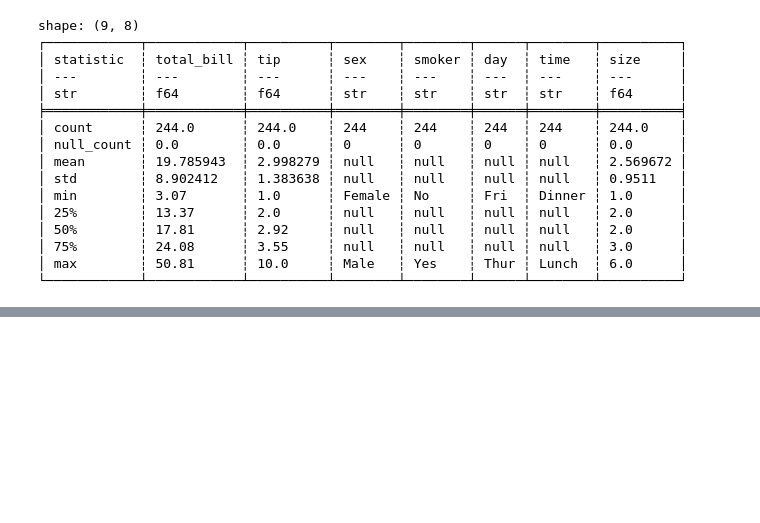
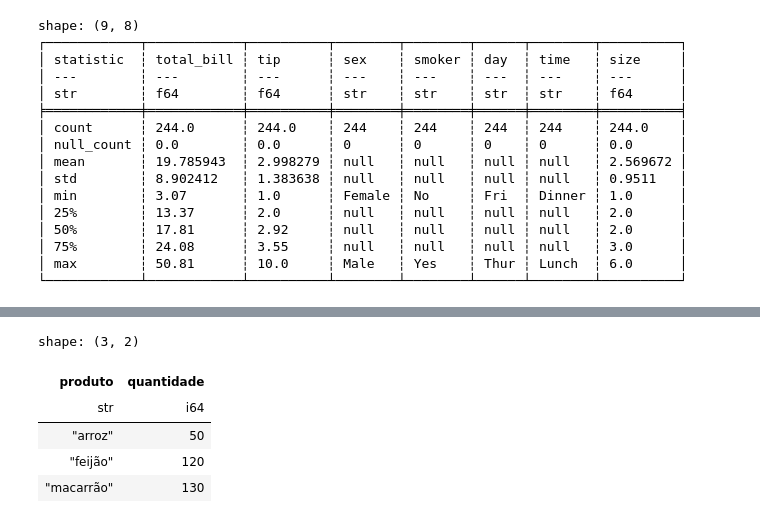
Before and after one commit to leandroclv/polars_udemy, a Jupyter notebook: introducao.ipynb, the cells around one changed output, grey strips where cells are left out. Cells and saved outputs as stored; diff of their text form; code cells hidden in the pictures; blank space fills up the shorter version.

```diff
--- a/introducao.ipynb
+++ b/introducao.ipynb
@@ -70,0 +119,11 @@ shape: (9, 8)
+# %%
+#Converter para polars
+df_polars = pl.from_pandas(df_pandas)
+df_polars
+# %% [output]
+shape: (3, 2)
+| produto | quantidade |
+| str | i64 |
+| "arroz" | 50 |
+| "feijão" | 120 |
+| "macarrão" | 130 |
```
Also changed, not shown: parts of 11 cells of this notebook.
